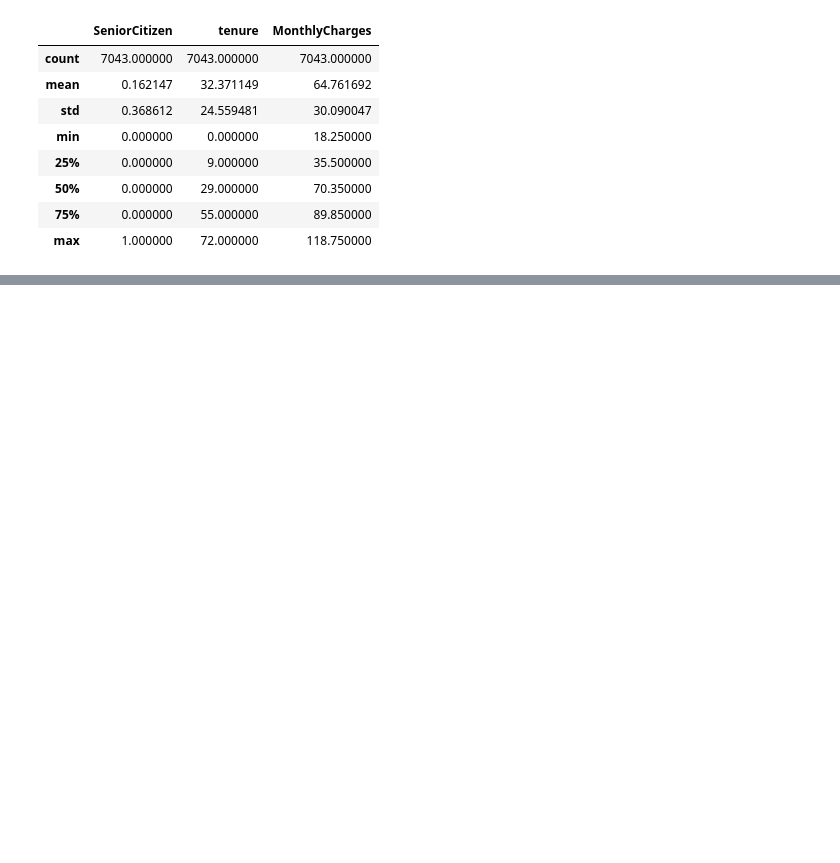
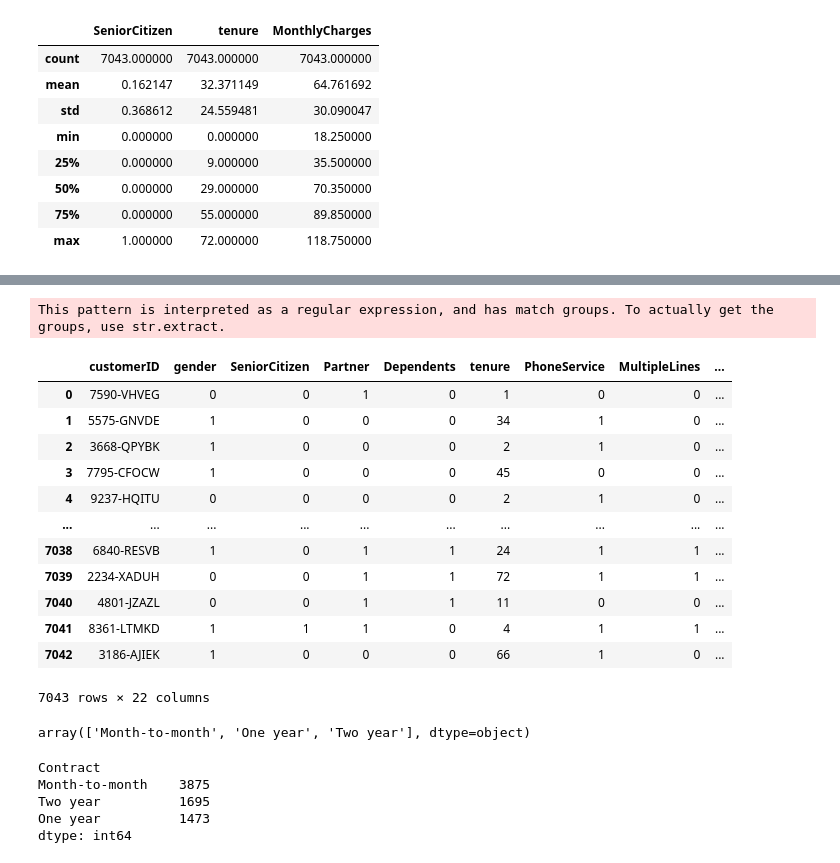
Before and after one commit to mcmanus-git/telco-customer-churn-by-IBM, a Jupyter notebook: EDA/EDA.ipynb, the cells around one changed output, grey strips where cells are left out. Drawn from its saved outputs; the diff is of its cells as text; code cells hidden in the pictures; blank space fills up the shorter version.

```diff
--- a/EDA/EDA.ipynb
+++ b/EDA/EDA.ipynb
@@ -31,0 +134,30 @@ df.describe()
+# %%
+df['autopay'] = df['PaymentMethod'].str.contains('(automatic)', regex=True).replace({False: 0, True:1})
+df
+# %% [output]
+This pattern is interpreted as a regular expression, and has match groups. To actually get the groups, use str.extract.
+|  | customerID | gender | SeniorCitizen | Partner | Dependents | tenure | PhoneService | MultipleLines | ... |
+| 0 | 7590-VHVEG | 0 | 0 | 1 | 0 | 1 | 0 | 0 | ... |
+| 1 | 5575-GNVDE | 1 | 0 | 0 | 0 | 34 | 1 | 0 | ... |
+| 2 | 3668-QPYBK | 1 | 0 | 0 | 0 | 2 | 1 | 0 | ... |
+| 3 | 7795-CFOCW | 1 | 0 | 0 | 0 | 45 | 0 | 0 | ... |
+| 4 | 9237-HQITU | 0 | 0 | 0 | 0 | 2 | 1 | 0 | ... |
+| ... | ... | ... | ... | ... | ... | ... | ... | ... | ... |
+| 7038 | 6840-RESVB | 1 | 0 | 1 | 1 | 24 | 1 | 1 | ... |
+| 7039 | 2234-XADUH | 0 | 0 | 1 | 1 | 72 | 1 | 1 | ... |
+| 7040 | 4801-JZAZL | 0 | 0 | 1 | 1 | 11 | 0 | 0 | ... |
+| 7041 | 8361-LTMKD | 1 | 1 | 1 | 0 | 4 | 1 | 1 | ... |
+| 7042 | 3186-AJIEK | 1 | 0 | 0 | 0 | 66 | 1 | 0 | ... |
+7043 rows × 22 columns
+# %%
+df["Contract"].unique()
+# %% [output]
+array(['Month-to-month', 'One year', 'Two year'], dtype=object)
+# %%
+df.value_counts('Contract')
+# %% [output]
+Contract
+Month-to-month    3875
+Two year          1695
+One year          1473
+dtype: int64
```
Also changed, not shown: parts of 15 cells of this notebook, 1 other file.
